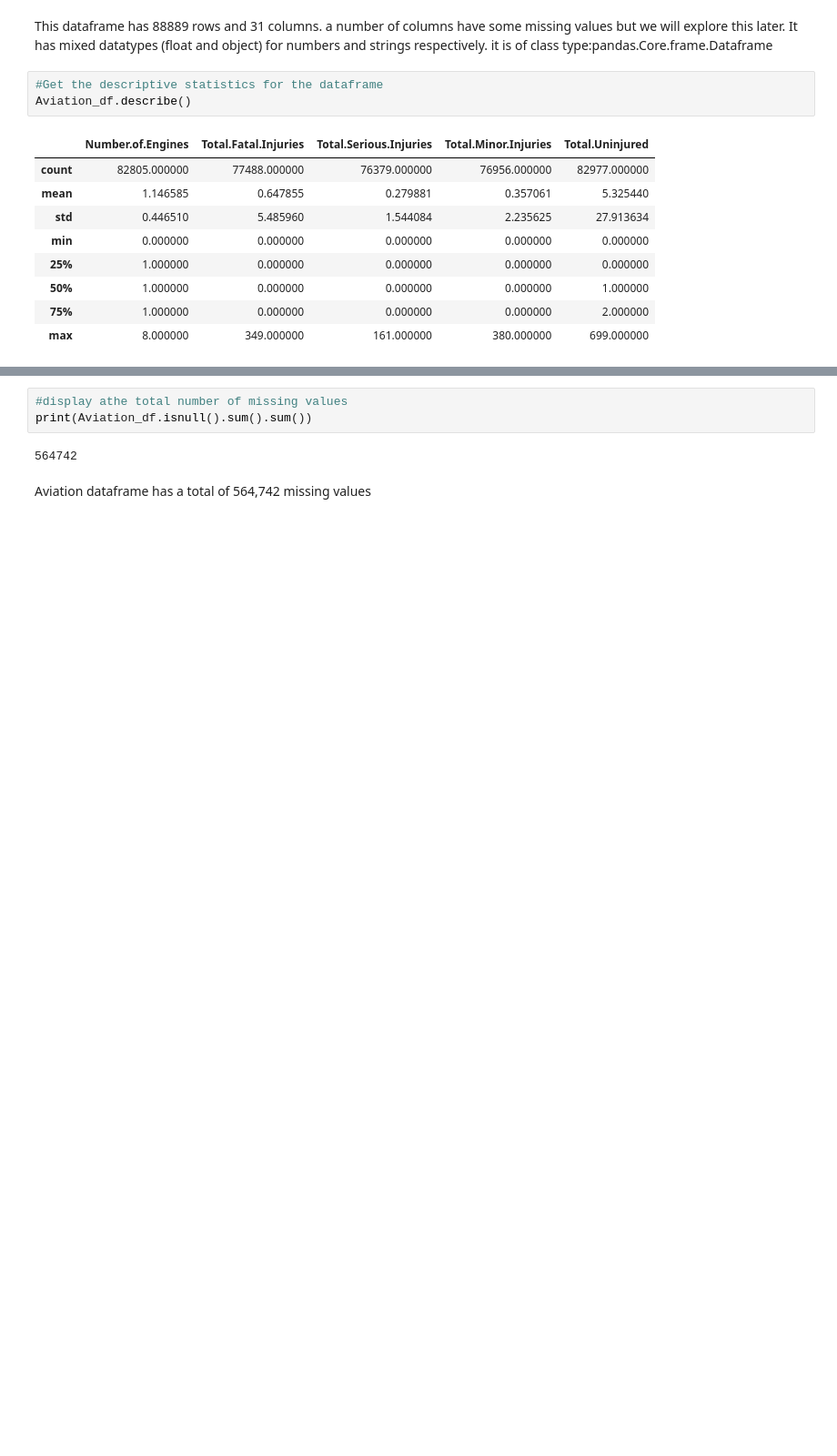
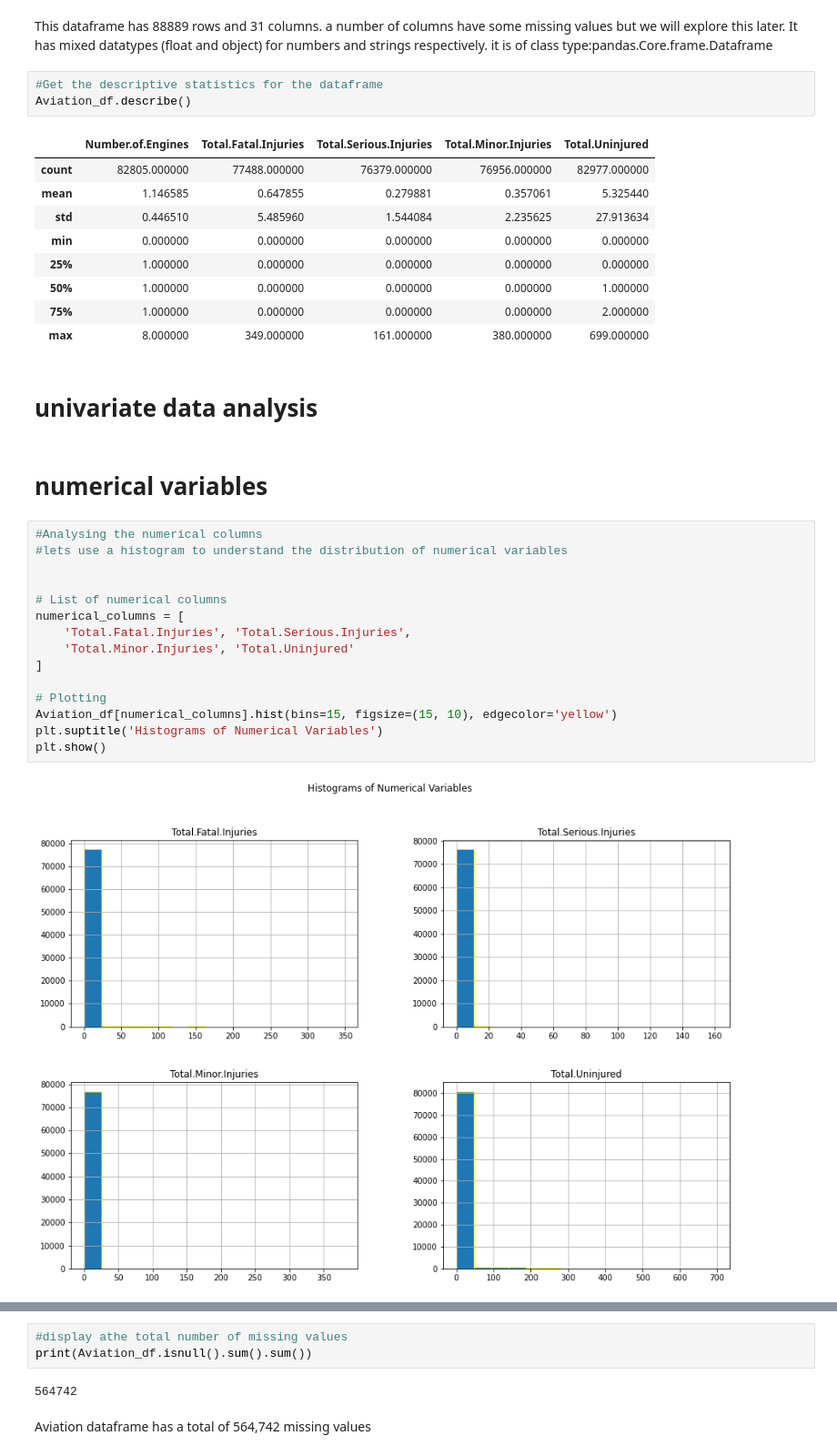
Before and after one commit to Liliankaburo/dsc-phase-1-project-v3, a Jupyter notebook: student.ipynb, the cells around one changed output, grey strips where cells are left out. Shown: that part at 91% size. Cells and saved outputs as stored; diff of their text form; blank space fills up the shorter version.

```diff
--- a/student.ipynb
+++ b/student.ipynb
@@ -126,3 +126,24 @@ Aviation_df.describe()
 | 50% | 1.000000 | 0.000000 | 0.000000 | 0.000000 | 1.000000 |
 | 75% | 1.000000 | 0.000000 | 0.000000 | 0.000000 | 2.000000 |
 | max | 8.000000 | 349.000000 | 161.000000 | 380.000000 | 699.000000 |
+# %% [markdown]
+# univariate data analysis
+# %% [markdown]
+# numerical variables
+# %%
+#Analysing the numerical columns
+#lets use a histogram to understand the distribution of numerical variables
+
+
+# List of numerical columns
+numerical_columns = [
+    'Total.Fatal.Injuries', 'Total.Serious.Injuries',
+    'Total.Minor.Injuries', 'Total.Uninjured'
+]
+
+# Plotting
+Aviation_df[numerical_columns].hist(bins=15, figsize=(15, 10), edgecolor='yellow')
+plt.suptitle('Histograms of Numerical Variables')
+plt.show()
+# %% [output]
+[figure, added]
```
Also changed, not shown: parts of 15 cells of this notebook, 4 other files.
